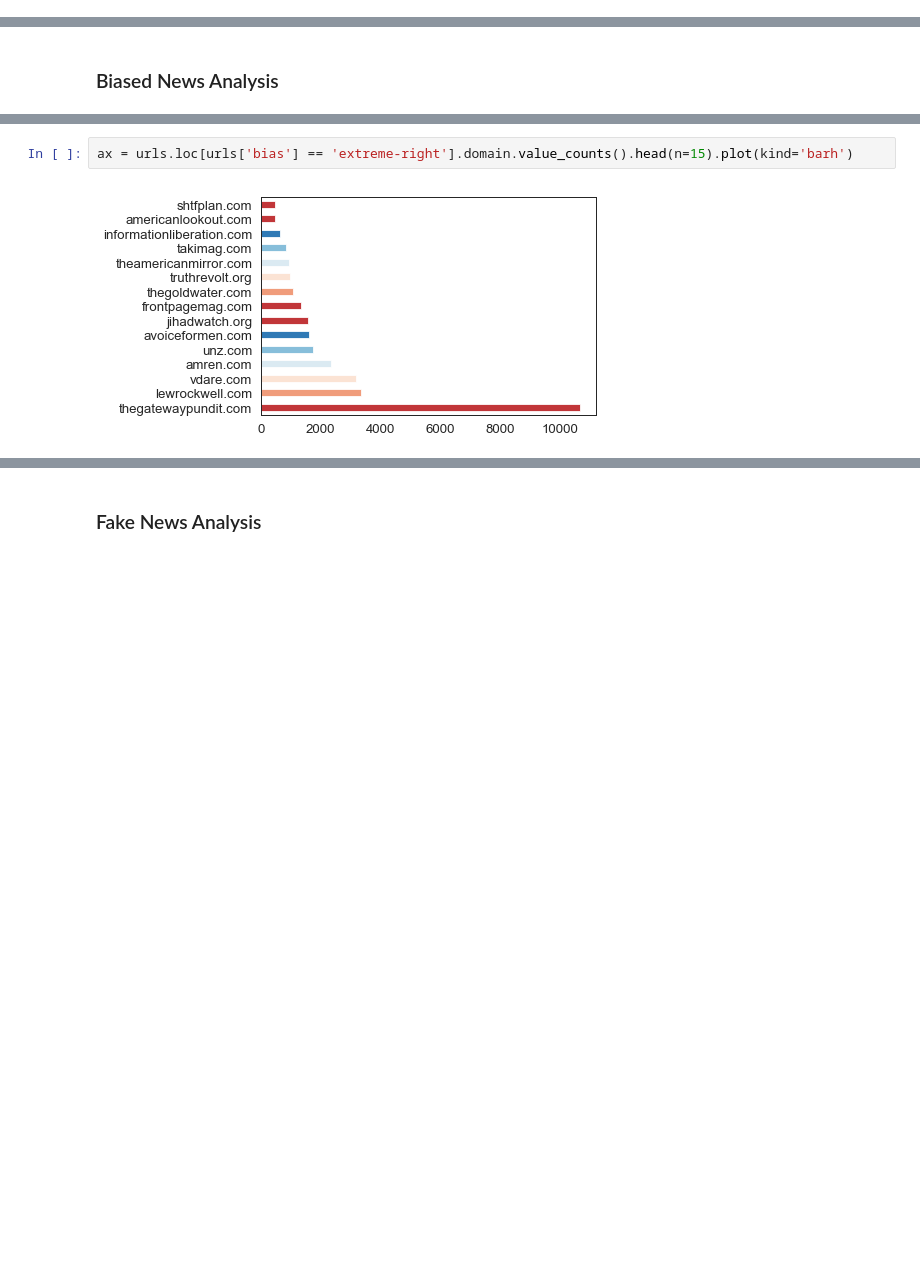
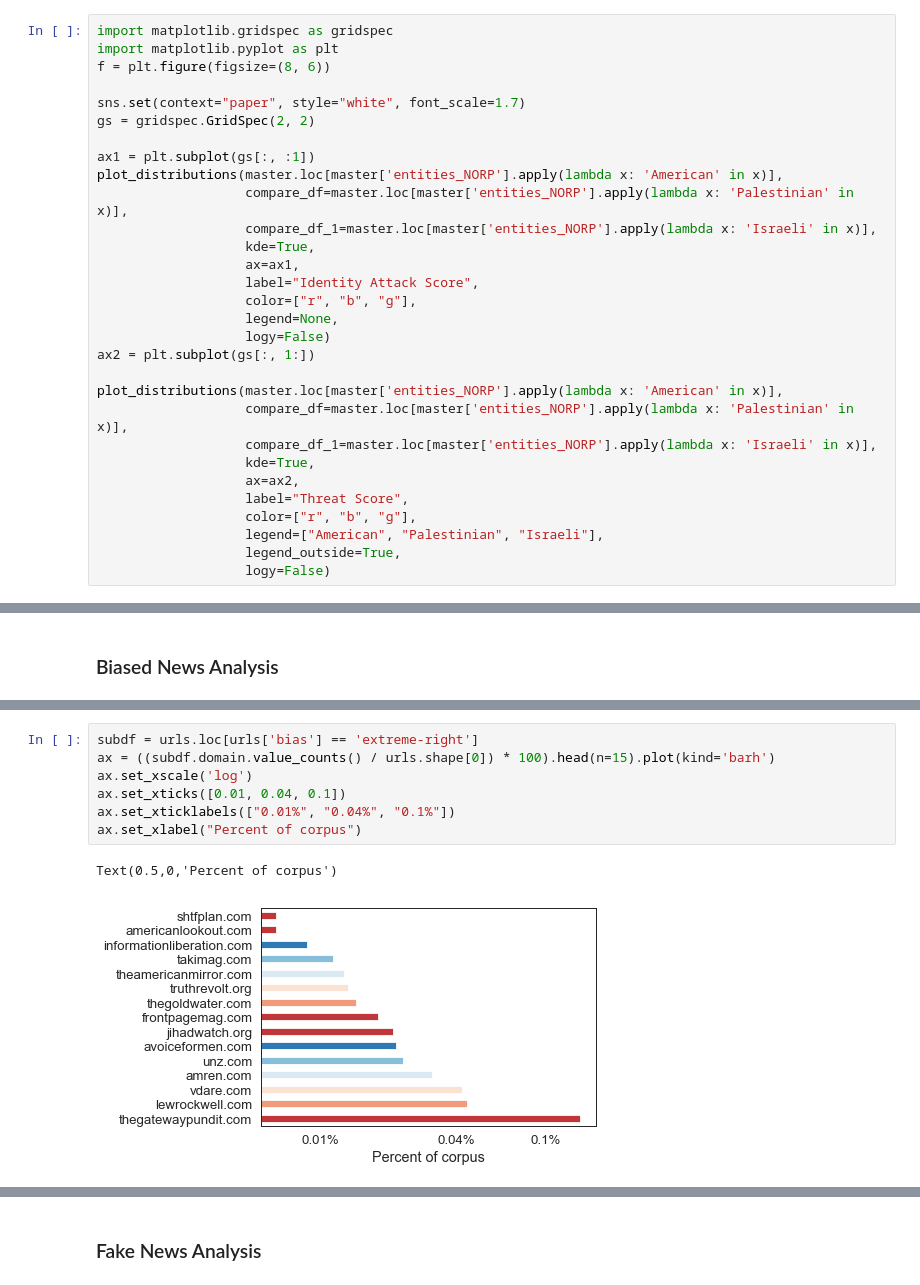
Before and after one commit to allenai/real-toxicity-prompts, a Jupyter notebook: notebooks/suchin_analysis.ipynb, the cells around one changed output, grey strips where cells are left out. Saved outputs shown, nothing was run; the diff lists cells and outputs as text; blank space fills up the shorter version.

```diff
--- a/notebooks/suchin_analysis.ipynb
+++ b/notebooks/suchin_analysis.ipynb
@@ -77,0 +229,30 @@ plot_distributions(master)
+# %%
+import matplotlib.gridspec as gridspec
+import matplotlib.pyplot as plt
+f = plt.figure(figsize=(8, 6))
+
+sns.set(context="paper", style="white", font_scale=1.7)
+gs = gridspec.GridSpec(2, 2)
+
+ax1 = plt.subplot(gs[:, :1])
+plot_distributions(master.loc[master['entities_NORP'].apply(lambda x: 'American' in x)],
+                   compare_df=master.loc[master['entities_NORP'].apply(lambda x: 'Palestinian' in x)],
+                   compare_df_1=master.loc[master['entities_NORP'].apply(lambda x: 'Israeli' in x)],
+                   kde=True,
+                   ax=ax1,
+                   label="Identity Attack Score",
+                   color=["r", "b", "g"],
+                   legend=None,
+                   logy=False)
+ax2 = plt.subplot(gs[:, 1:])
+
+plot_distributions(master.loc[master['entities_NORP'].apply(lambda x: 'American' in x)],
+                   compare_df=master.loc[master['entities_NORP'].apply(lambda x: 'Palestinian' in x)],
+                   compare_df_1=master.loc[master['entities_NORP'].apply(lambda x: 'Israeli' in x)],
+                   kde=True,
+                   ax=ax2,
+                   label="Threat Score",
+                   color=["r", "b", "g"],
+                   legend=["American", "Palestinian", "Israeli"],
+                   legend_outside=True,
+                   logy=False)
@@ -245,5 +513,11 @@ Name: bias, dtype: float64
 # %%
-ax = urls.loc[urls['bias'] == 'extreme-right'].domain.value_counts().head(n=15).plot(kind='barh')
+subdf = urls.loc[urls['bias'] == 'extreme-right']
+ax = ((subdf.domain.value_counts() / urls.shape[0]) * 100).head(n=15).plot(kind='barh')
+ax.set_xscale('log')
+ax.set_xticks([0.01, 0.04, 0.1])
+ax.set_xticklabels(["0.01%", "0.04%", "0.1%"])
+ax.set_xlabel("Percent of corpus")
 # %% [output]
+Text(0.5,0,'Percent of corpus')
-[figure, old version]
+[figure, new version]
 # %%
```
Also changed, not shown: parts of 63 cells of this notebook, 5 other files.
